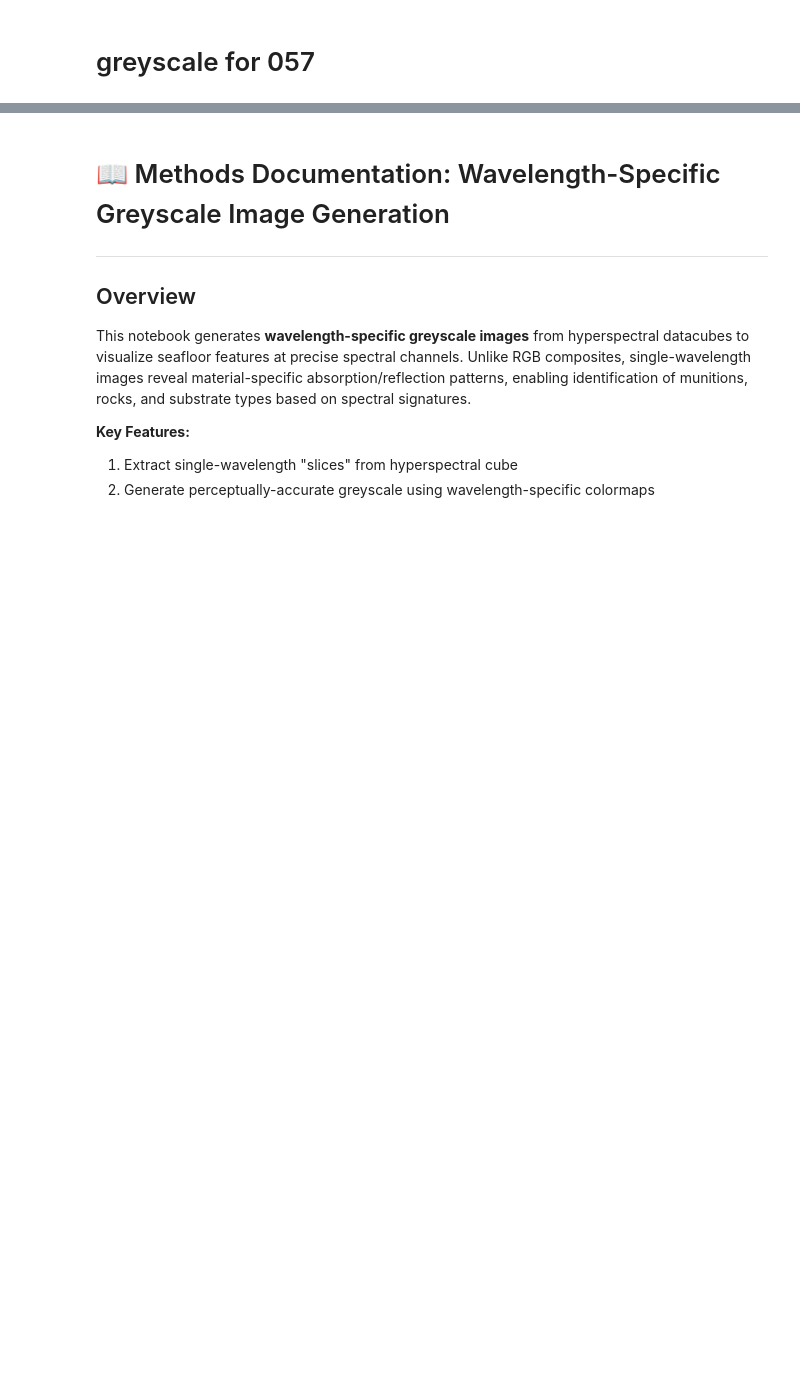
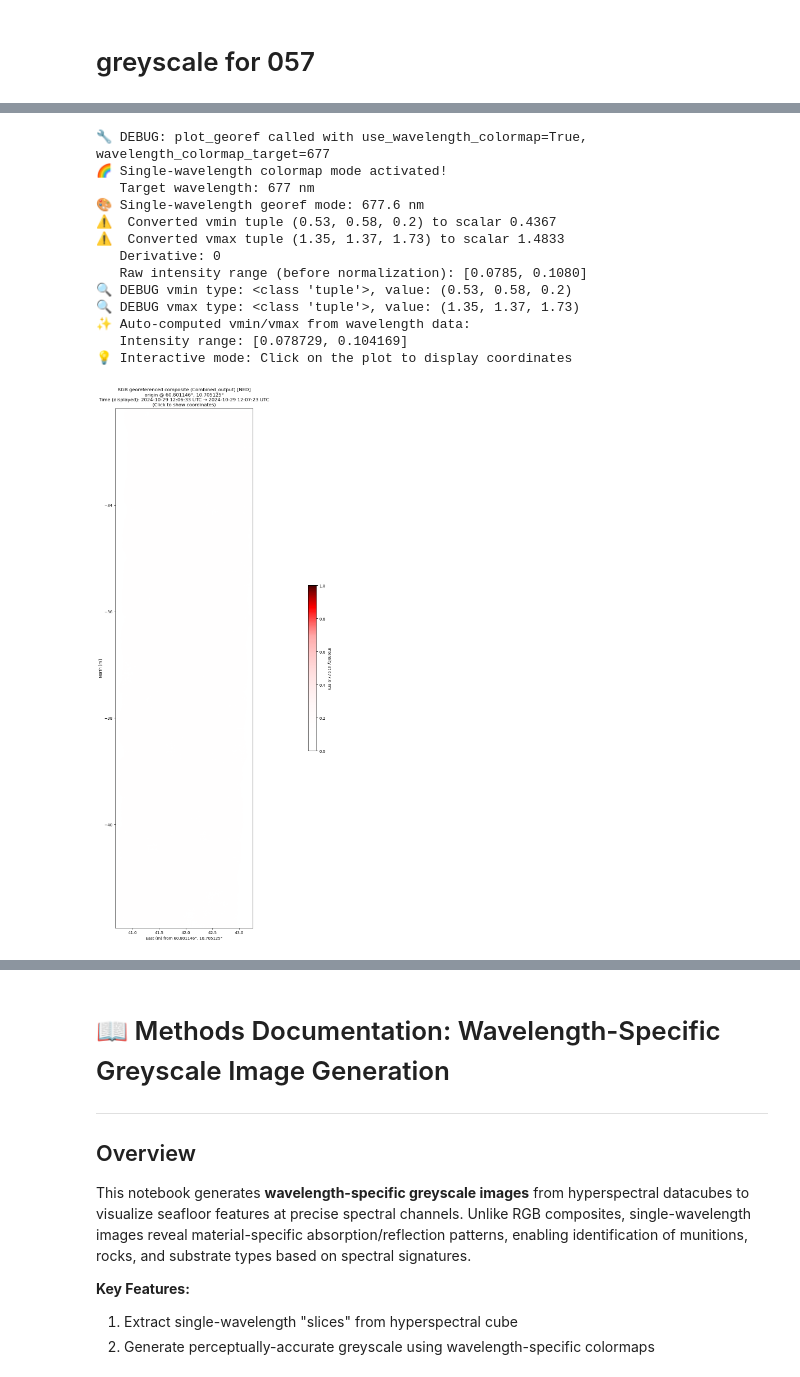
Before and after one commit to erikliiu/gref4hsi, a Jupyter notebook: mjosa_code/notebooks/8_get_greyscale.ipynb, the cells around one changed output, grey strips where cells are left out. Cells and saved outputs as stored; diff of their text form; code cells hidden in the pictures; blank space fills up the shorter version.

```diff
--- a/mjosa_code/notebooks/8_get_greyscale.ipynb
+++ b/mjosa_code/notebooks/8_get_greyscale.ipynb
@@ -400,18 +621,38 @@ cube.apply_spectral_normalization(method="l2")
 # %%
 cube.plot_georef(
     use_corrected=True,
     track_start=config.UHI_TRACK_RANGE[0],
     track_end=config.UHI_TRACK_RANGE[1],
     use_wavelength_colormap=True,
     wavelength_colormap_target=677,
-    # vmin=0.09,
-    # vmax=0.15,
-    # make it use the same minmax as the other greyscales
-    vmin=0.086,
-    vmax=0.1,
-    # Let it auto-compute to see actual data range
+    quiet=False,  # ← ENABLE DEBUG OUTPUT
+    # 🎯 DATA NORMALIZATION (vmin/vmax): Maps L2-normalized data to [0,1]
+    #    - Data value 0.086 → colormap position 0.0 (white)
+    #    - Data value 0.1 → colormap position 1.0 (dark red)
+    # #    - Tight range = high contrast for subtle features
+    # vmin=0.086,
+    # vmax=0.1,
+    # 🎨 COLOR GRADIENT (power=2.5 from previous cell):
+    #    - Controls how colors transition within colormap
+    #    - x^2.5 curve: stays white longer, fast mid-transition, gradual darkening
+    #    - Does NOT change which data gets which color (that's vmin/vmax)
     colorbar_fraction=0.006,  # Width
     colorbar_pad=0.04,  # Padding (now works!)
     colorbar_shrink=0.5,  # Height (now works!)
     figsize=(50, 20),
 )
+# %% [output]
+🔧 DEBUG: plot_georef called with use_wavelength_colormap=True, wavelength_colormap_target=677
+🌈 Single-wavelength colormap mode activated!
+   Target wavelength: 677 nm
+🎨 Single-wavelength georef mode: 677.6 nm
+⚠️  Converted vmin tuple (0.53, 0.58, 0.2) to scalar 0.4367
+⚠️  Converted vmax tuple (1.35, 1.37, 1.73) to scalar 1.4833
+   Derivative: 0
+   Raw intensity range (before normalization): [0.0785, 0.1080]
+🔍 DEBUG vmin type: <class 'tuple'>, value: (0.53, 0.58, 0.2)
+🔍 DEBUG vmax type: <class 'tuple'>, value: (1.35, 1.37, 1.73)
+✨ Auto-computed vmin/vmax from wavelength data:
+   Intensity range: [0.078729, 0.104169]
+💡 Interactive mode: Click on the plot to display coordinates
+[figure, added]
```
Also changed, not shown: parts of 12 cells of this notebook, 2 other files.
